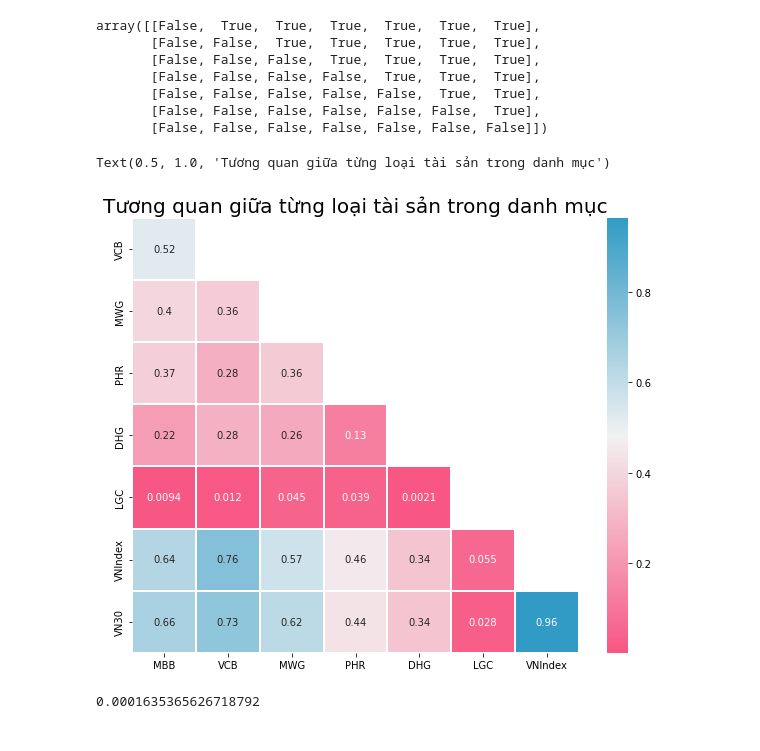
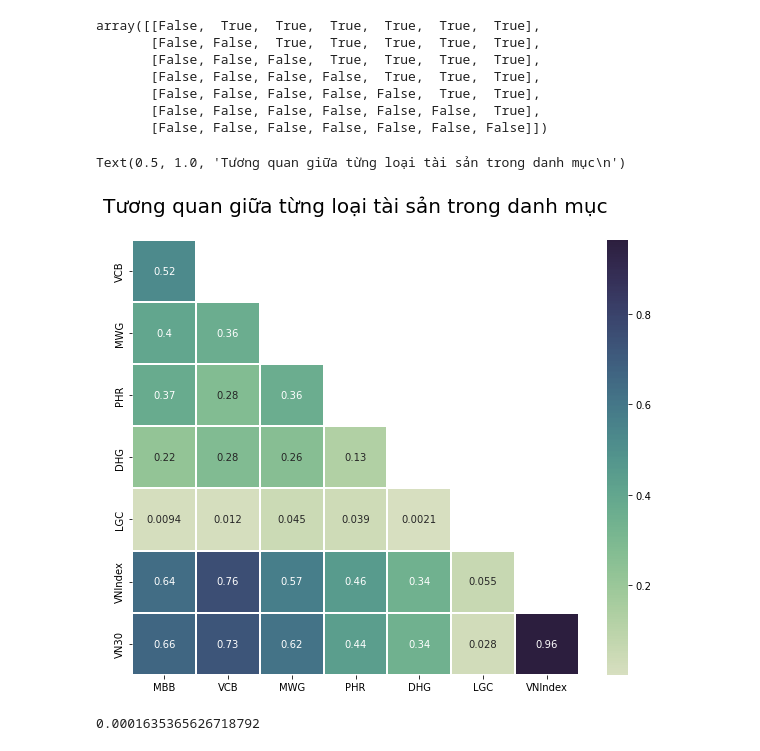
Before and after one commit to Icarust/CAPM_Investments_UEH, a Jupyter notebook: Beta_CAPM.ipynb, the cells around one changed output. Cells and saved outputs as stored; diff of their text form; code cells hidden in the pictures.

```diff
--- a/Beta_CAPM.ipynb
+++ b/Beta_CAPM.ipynb
@@ -141,15 +141,15 @@ adjust_port_Corr = port_Corr.iloc[1:, :-1]
 # %%
 fig, ax = plt.subplots(figsize=(10,8))
 
-cmap = sns.diverging_palette(0, 230, 90, 60, as_cmap=True)
+cmap = sns.cubehelix_palette(start=.5, rot=-.75, as_cmap=True)
 
 sns.heatmap(data=adjust_port_Corr, mask=adjust_mask, annot=True, cmap=cmap,linecolor='White',linewidths=0.1)
 
-title = 'Tương quan giữa từng loại tài sản trong danh mục'
+title = 'Tương quan giữa từng loại tài sản trong danh mục\n'
 ax.set_title(title, loc='center',fontsize=20)
 # %% [output]
-Text(0.5, 1.0, 'Tương quan giữa từng loại tài sản trong danh mục')
+Text(0.5, 1.0, 'Tương quan giữa từng loại tài sản trong danh mục\n')
-[figure, old version]
+[figure, new version]
 # %%
 Cov_MBB_VNIndex = port_Cov.iloc[0,6]
 Cov_VCB_VNIndex = port_Cov.iloc[1,6]
```
Also changed, not shown: parts of 6 cells of this notebook.
